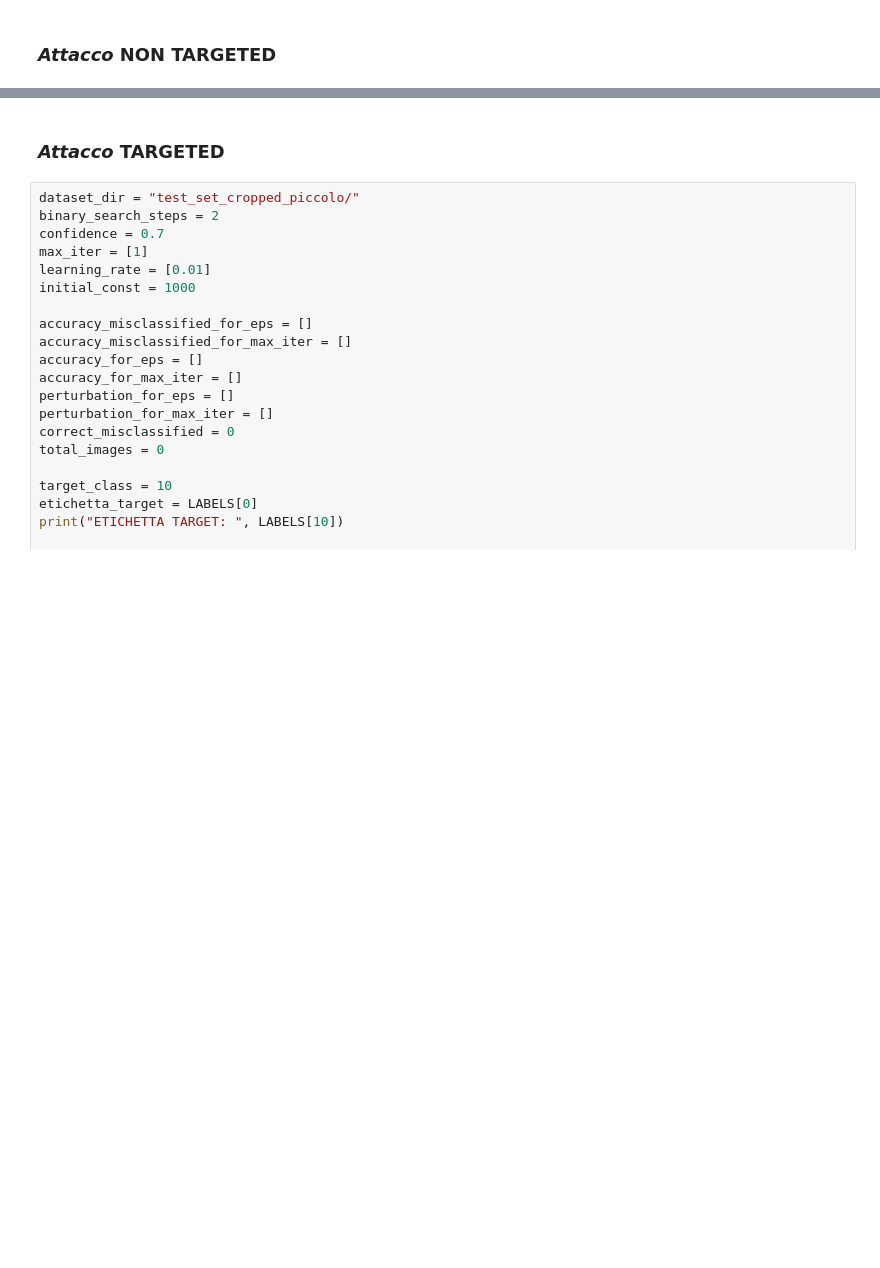
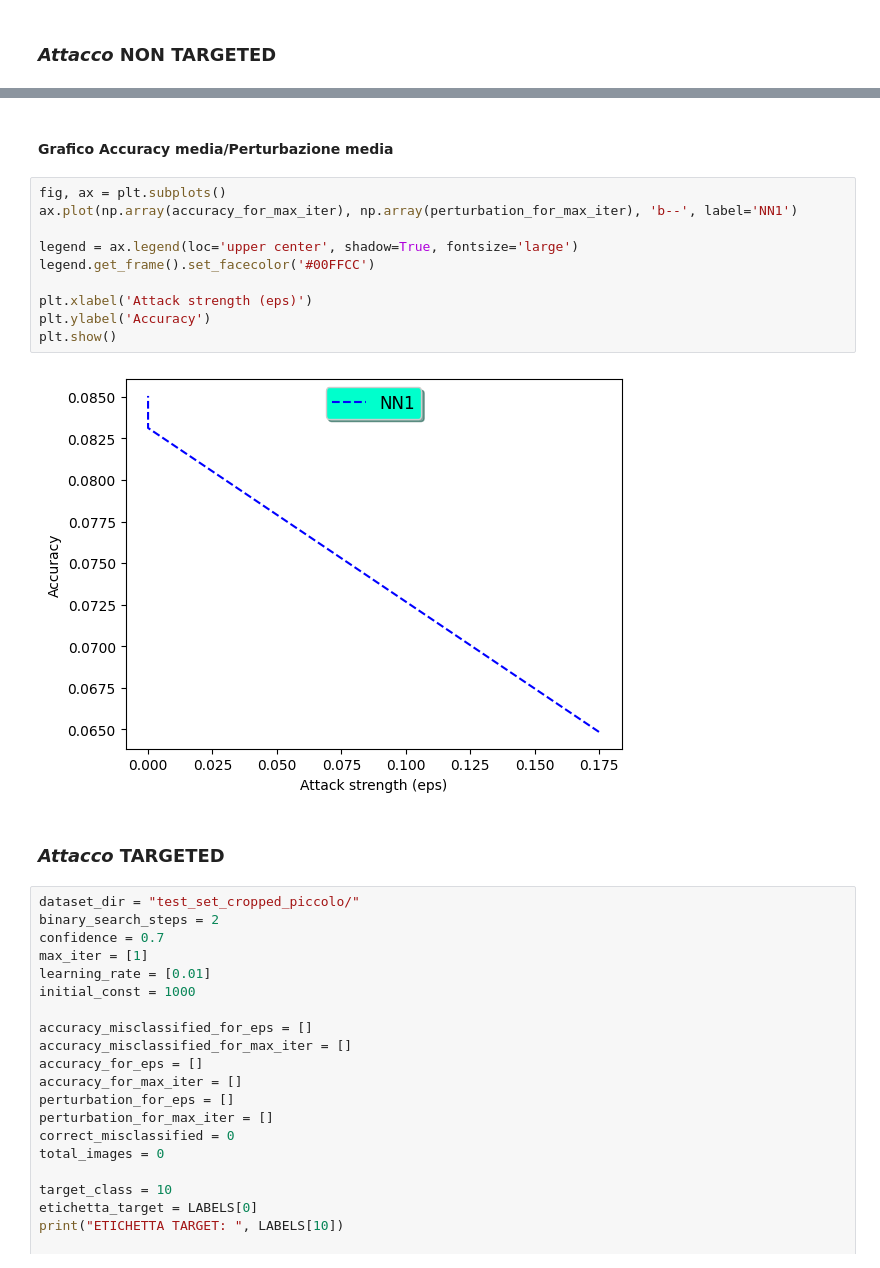
Before and after one commit to dany9999/Face_Recognition_Security, a Jupyter notebook: carlini_wagner.ipynb, the cells around one changed output, grey strips where cells are left out. Cells and saved outputs as stored; diff of their text form; blank space fills up the shorter version.

```diff
--- a/carlini_wagner.ipynb
+++ b/carlini_wagner.ipynb
@@ -176,3 +270,17 @@ Adversarial Sample misclassificati correttamente attuale: 100.0%
+# %% [markdown]
+#### Grafico Accuracy media/Perturbazione media
+# %%
+fig, ax = plt.subplots()
+ax.plot(np.array(accuracy_for_max_iter), np.array(perturbation_for_max_iter), 'b--', label='NN1')
+
+legend = ax.legend(loc='upper center', shadow=True, fontsize='large')
+legend.get_frame().set_facecolor('#00FFCC')
+
+plt.xlabel('Attack strength (eps)')
+plt.ylabel('Accuracy')
+plt.show()
+# %% [output]
+[figure, added]
 # %% [markdown]
 ### *Attacco* **TARGETED**
 # %%
```
Also changed, not shown: parts of 12 cells of this notebook, 1 other file.
